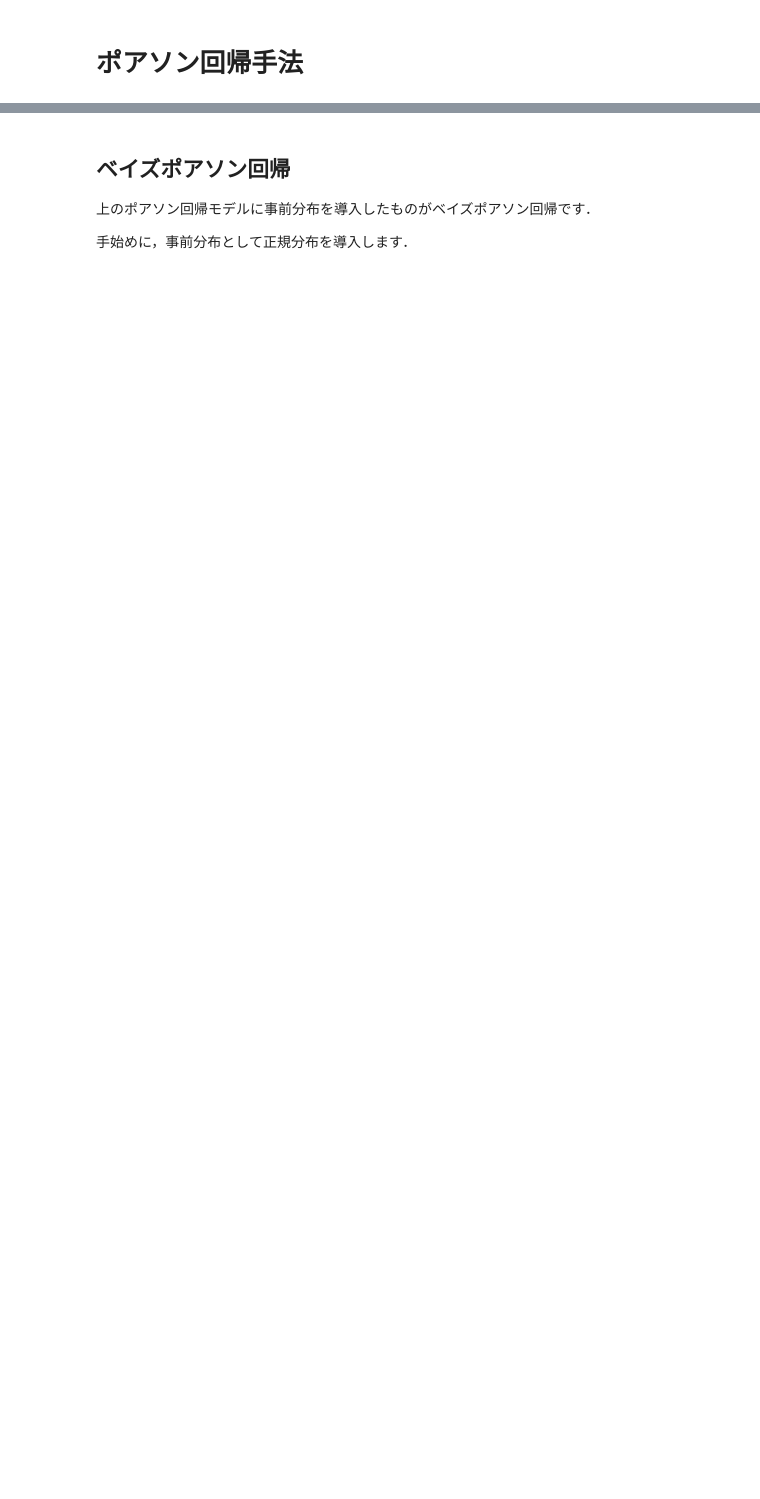
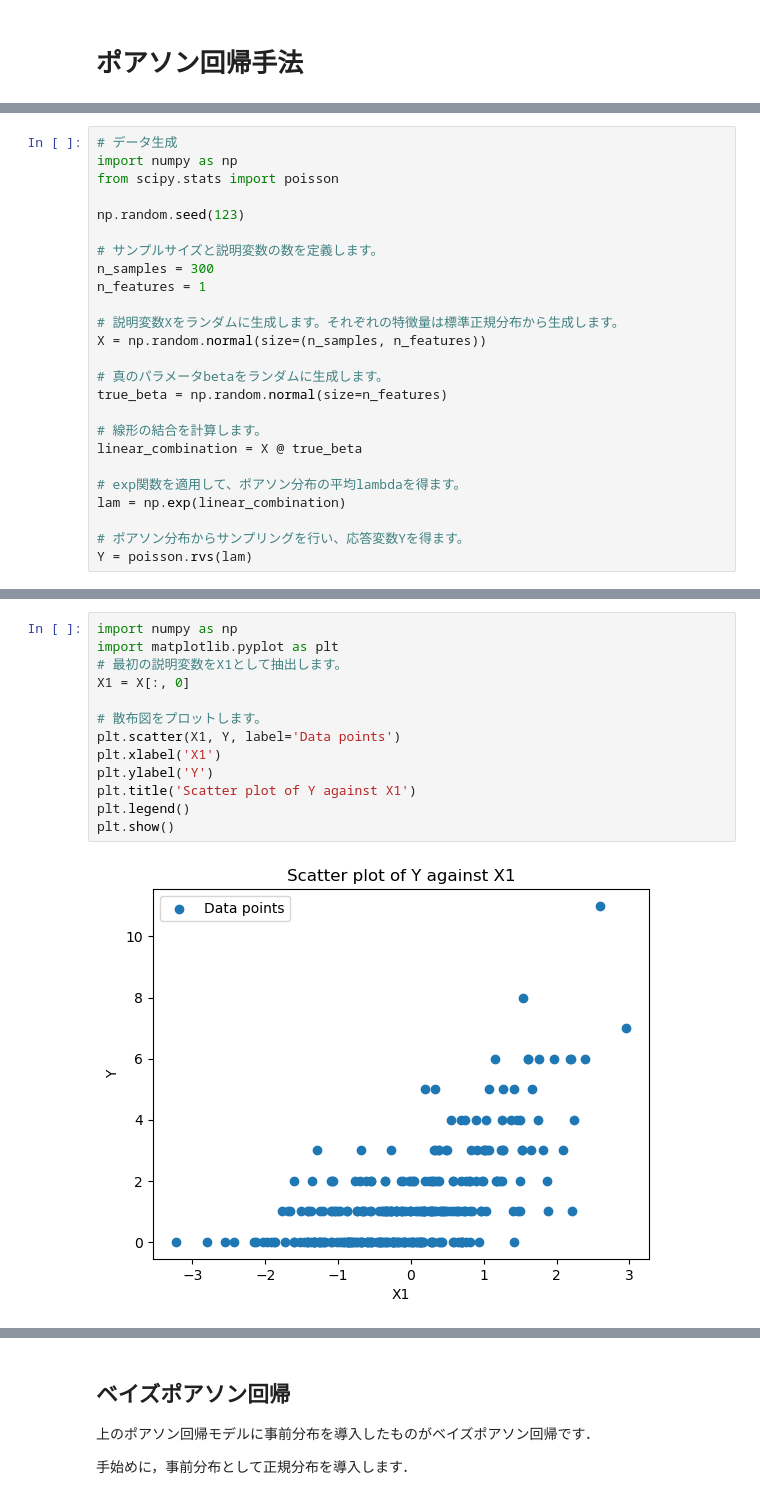
Before and after one commit to LABO-M/Gaussian_process, a Jupyter notebook: Gaussian_Process_Poisson.ipynb, the cells around one changed output, grey strips where cells are left out. Cells and saved outputs as stored; diff of their text form; blank space fills up the shorter version.

```diff
--- a/Gaussian_Process_Poisson.ipynb
+++ b/Gaussian_Process_Poisson.ipynb
@@ -71,0 +28,25 @@ x              0.1080      0.009     11.847      0.000       0.090       0.126
+# %%
+# データ生成
+import numpy as np
+from scipy.stats import poisson
+
+np.random.seed(123)
+
+# サンプルサイズと説明変数の数を定義します。
+n_samples = 300
+n_features = 1
+
+# 説明変数Xをランダムに生成します。それぞれの特徴量は標準正規分布から生成します。
+X = np.random.normal(size=(n_samples, n_features))
+
+# 真のパラメータbetaをランダムに生成します。
+true_beta = np.random.normal(size=n_features)
+
+# 線形の結合を計算します。
+linear_combination = X @ true_beta
+
+# exp関数を適用して、ポアソン分布の平均lambdaを得ます。
+lam = np.exp(linear_combination)
+
+# ポアソン分布からサンプリングを行い、応答変数Yを得ます。
+Y = poisson.rvs(lam)
@@ -71,0 +57,15 @@ x              0.1080      0.009     11.847      0.000       0.090       0.126
+# %%
+import numpy as np
+import matplotlib.pyplot as plt
+# 最初の説明変数をX1として抽出します。
+X1 = X[:, 0]
+
+# 散布図をプロットします。
+plt.scatter(X1, Y, label='Data points')
+plt.xlabel('X1')
+plt.ylabel('Y')
+plt.title('Scatter plot of Y against X1')
+plt.legend()
+plt.show()
+# %% [output]
+[figure, added]
```
Also changed, not shown: parts of 32 cells of this notebook, 2 other files.
